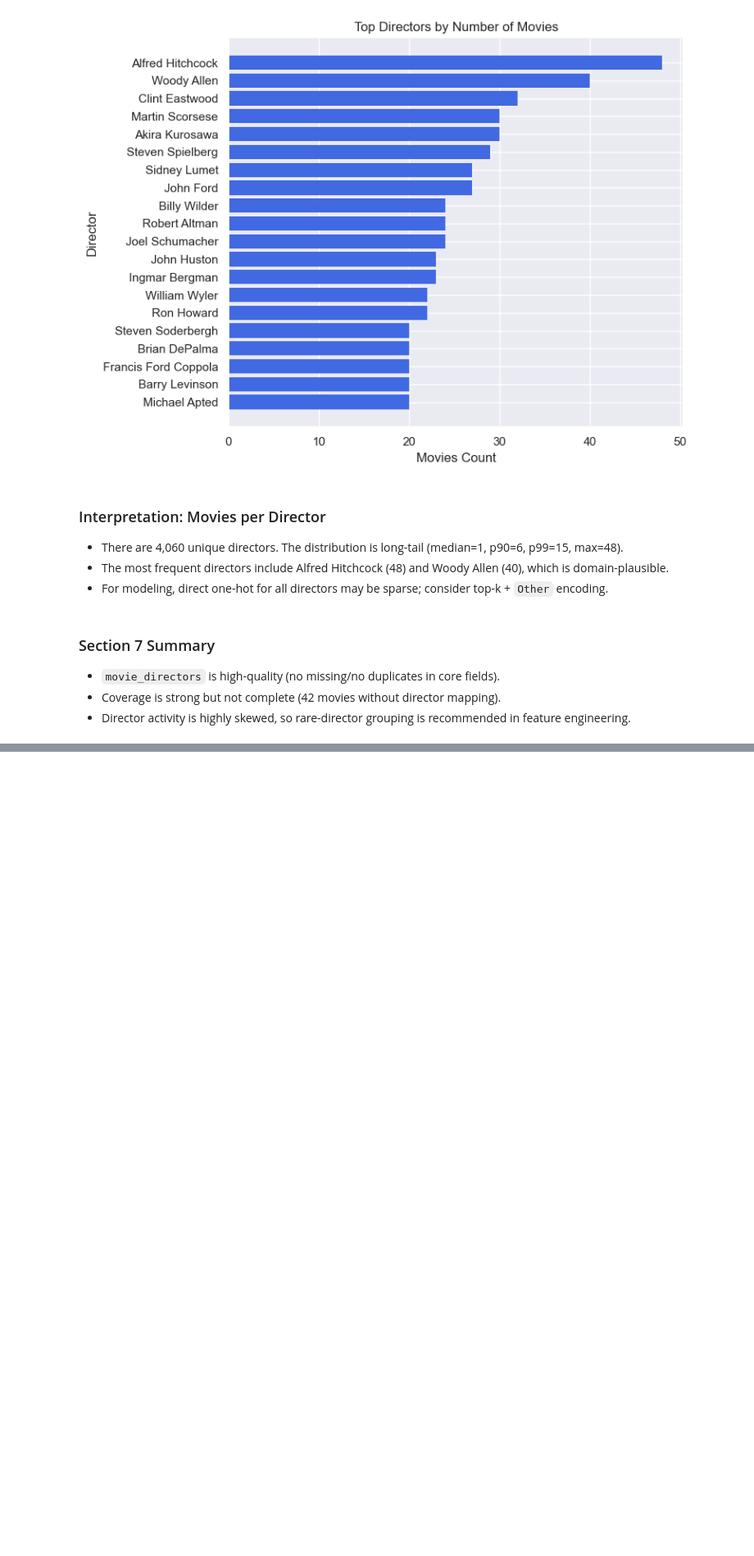
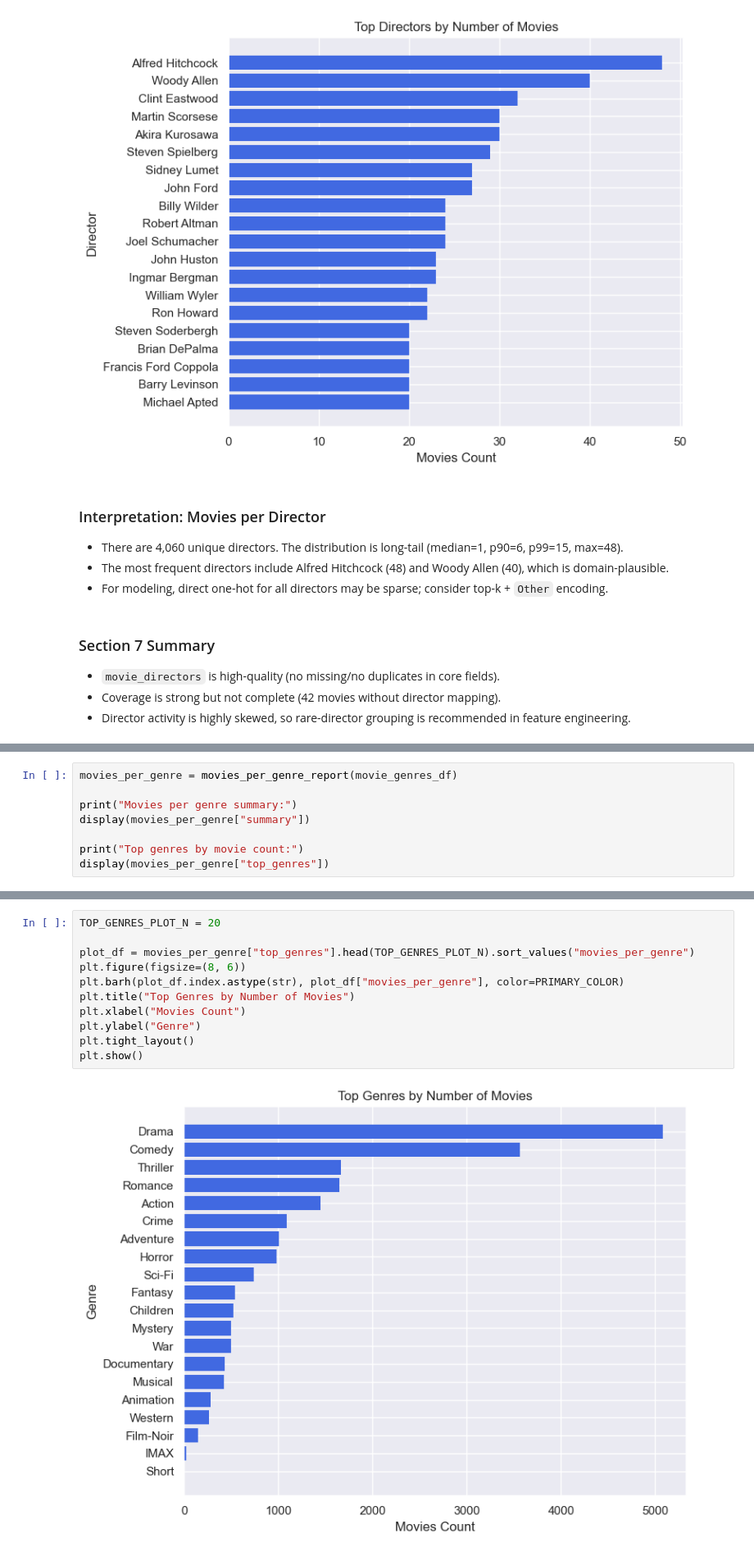
Before and after one commit to Mateusz1645/explainable-recsys, a Jupyter notebook: notebooks/01_eda.ipynb, the cells around one changed output, grey strips where cells are left out. Shown at 82% size. Cells and saved outputs as stored; diff of their text form; blank space fills up the shorter version.

```diff
--- a/notebooks/01_eda.ipynb
+++ b/notebooks/01_eda.ipynb
@@ -788,0 +901,8 @@ plt.show()
+# %%
+movies_per_genre = movies_per_genre_report(movie_genres_df)
+
+print("Movies per genre summary:")
+display(movies_per_genre["summary"])
+
+print("Top genres by movie count:")
+display(movies_per_genre["top_genres"])
@@ -788,0 +938,13 @@ plt.show()
+# %%
+TOP_GENRES_PLOT_N = 20
+
+plot_df = movies_per_genre["top_genres"].head(TOP_GENRES_PLOT_N).sort_values("movies_per_genre")
+plt.figure(figsize=(8, 6))
+plt.barh(plot_df.index.astype(str), plot_df["movies_per_genre"], color=PRIMARY_COLOR)
+plt.title("Top Genres by Number of Movies")
+plt.xlabel("Movies Count")
+plt.ylabel("Genre")
+plt.tight_layout()
+plt.show()
+# %% [output]
+[figure, added]
```
Also changed, not shown: parts of 40 cells of this notebook, 6 other files.
